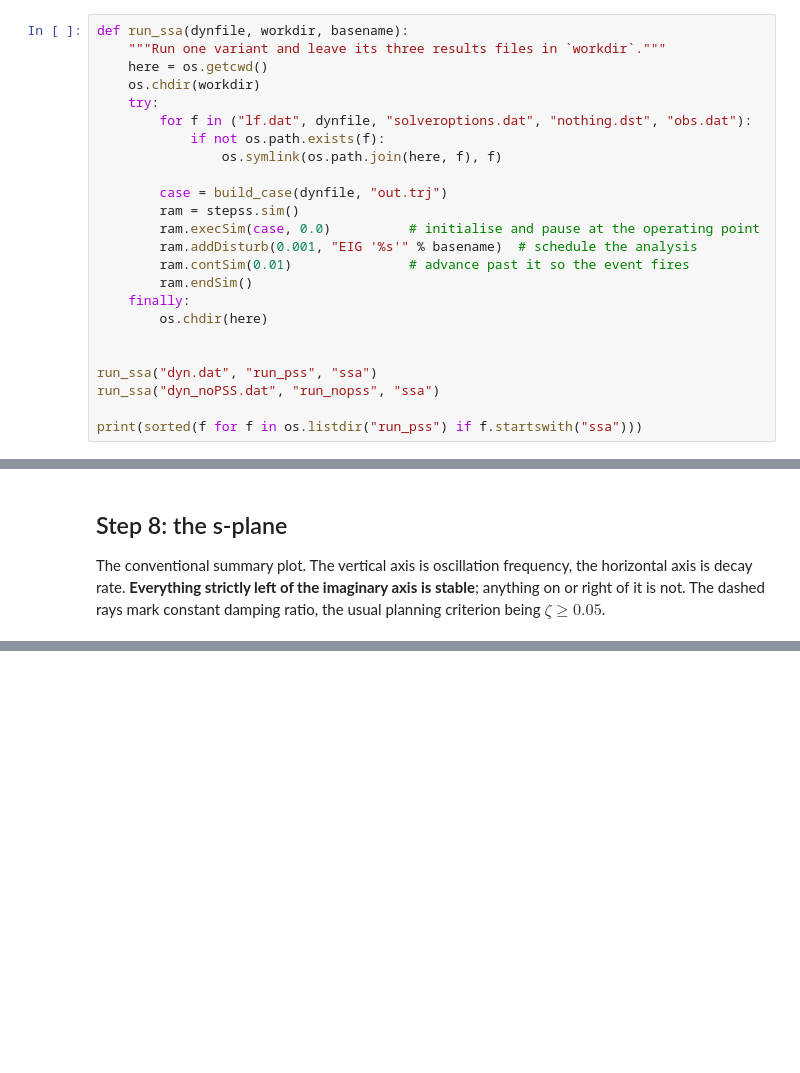
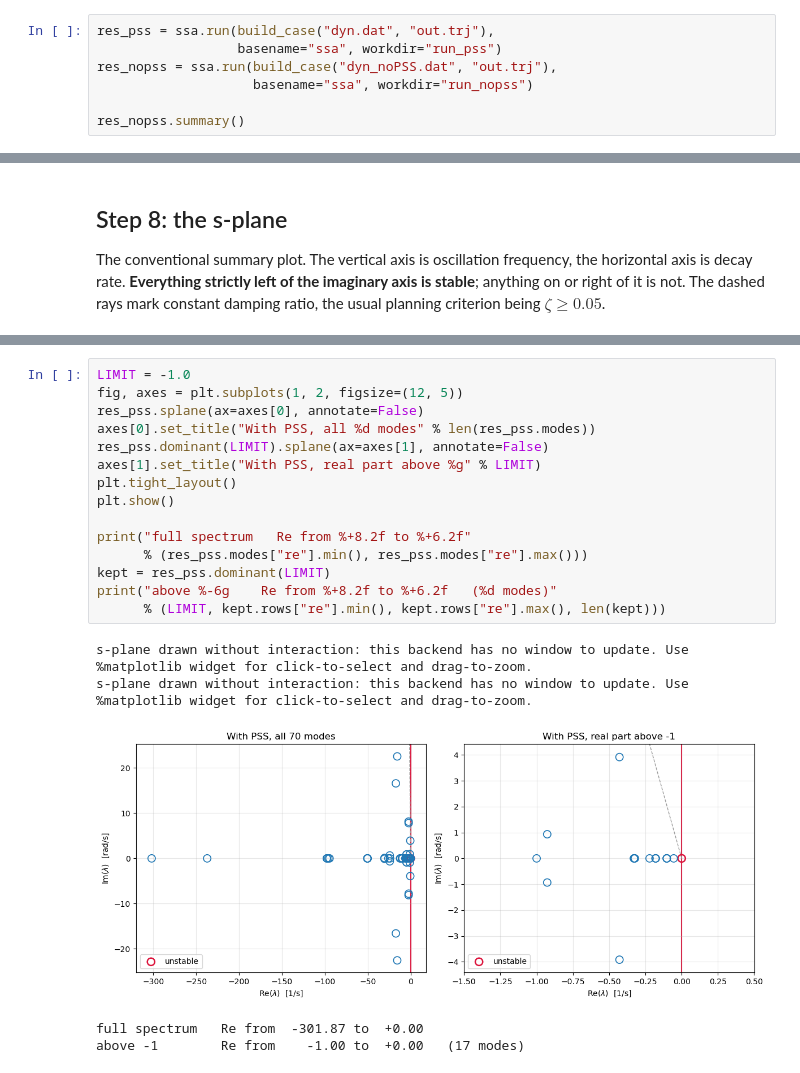
Before and after one commit to SPS-L/stepss-PyRAMSES, a Jupyter notebook: examples/eigenanalysis/kundur_small_signal.ipynb, the cells around one changed output, grey strips where cells are left out. Saved outputs shown, nothing was run; the diff lists cells and outputs as text; blank space fills up the shorter version.

```diff
--- a/examples/eigenanalysis/kundur_small_signal.ipynb
+++ b/examples/eigenanalysis/kundur_small_signal.ipynb
@@ -141,24 +144,7 @@ producing a filtered result set here.
 # %%
-def run_ssa(dynfile, workdir, basename):
-    """Run one variant and leave its three results files in `workdir`."""
-    here = os.getcwd()
-    os.chdir(workdir)
-    try:
-        for f in ("lf.dat", dynfile, "solveroptions.dat", "nothing.dst", "obs.dat"):
-            if not os.path.exists(f):
-                os.symlink(os.path.join(here, f), f)
+res_pss = ssa.run(build_case("dyn.dat", "out.trj"),
+                  basename="ssa", workdir="run_pss")
+res_nopss = ssa.run(build_case("dyn_noPSS.dat", "out.trj"),
+                    basename="ssa", workdir="run_nopss")
 
-        case = build_case(dynfile, "out.trj")
-        ram = stepss.sim()
-        ram.execSim(case, 0.0)          # initialise and pause at the operating point
-        ram.addDisturb(0.001, "EIG '%s'" % basename)  # schedule the analysis
-        ram.contSim(0.01)               # advance past it so the event fires
-        ram.endSim()
-    finally:
-        os.chdir(here)
-
-
-run_ssa("dyn.dat", "run_pss", "ssa")
-run_ssa("dyn_noPSS.dat", "run_nopss", "ssa")
-
-print(sorted(f for f in os.listdir("run_pss") if f.startswith("ssa")))
+res_nopss.summary()
@@ -542,3 +449,24 @@ print("above %-6g    Re from %+8.2f to %+6.2f   (%d modes)"
+# %%
+LIMIT = -1.0
+fig, axes = plt.subplots(1, 2, figsize=(12, 5))
+res_pss.splane(ax=axes[0], annotate=False)
+axes[0].set_title("With PSS, all %d modes" % len(res_pss.modes))
+res_pss.dominant(LIMIT).splane(ax=axes[1], annotate=False)
+axes[1].set_title("With PSS, real part above %g" % LIMIT)
+plt.tight_layout()
+plt.show()
+
+print("full spectrum   Re from %+8.2f to %+6.2f"
+      % (res_pss.modes["re"].min(), res_pss.modes["re"].max()))
+kept = res_pss.dominant(LIMIT)
+print("above %-6g    Re from %+8.2f to %+6.2f   (%d modes)"
+      % (LIMIT, kept.rows["re"].min(), kept.rows["re"].max(), len(kept)))
+# %% [output]
+s-plane drawn without interaction: this backend has no window to update. Use %matplotlib widget for click-to-select and drag-to-zoom.
+s-plane drawn without interaction: this backend has no window to update. Use %matplotlib widget for click-to-select and drag-to-zoom.
+[figure, added]
+full spectrum   Re from  -301.87 to  +0.00
+above -1        Re from    -1.00 to  +0.00   (17 modes)
 # %% [markdown]
 Without the PSS one mode sits to the *right* of the red line. That single point
 is the whole result: the operating point is small-signal unstable, and a
```
Also changed, not shown: parts of 20 cells of this notebook, 1 other file.
